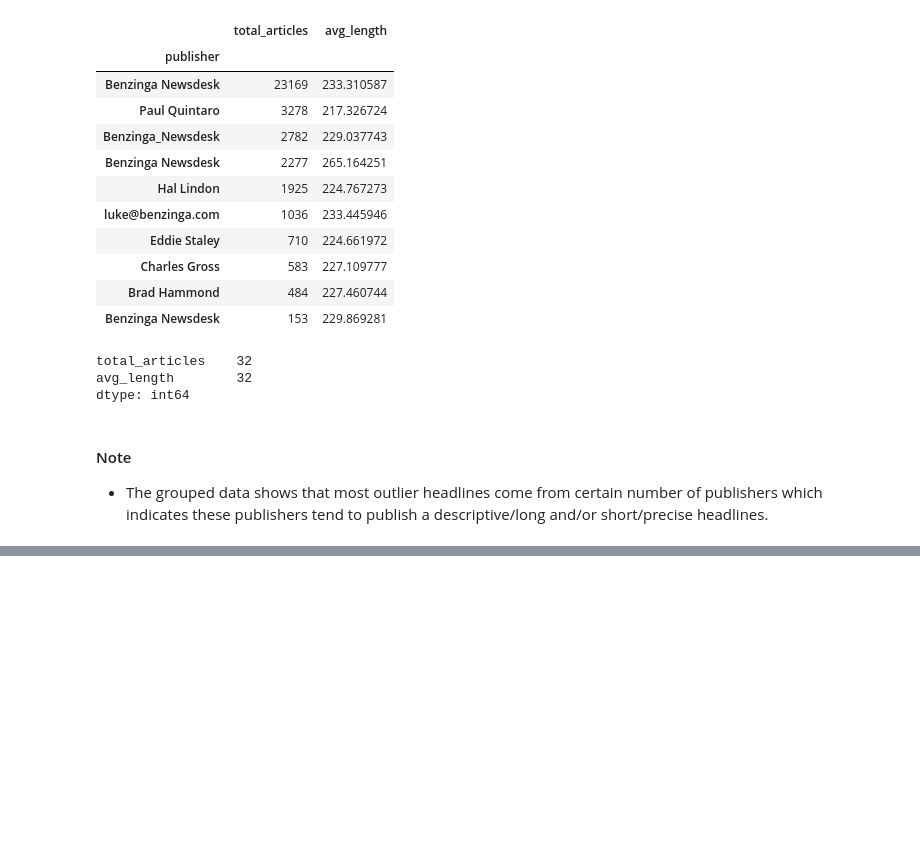
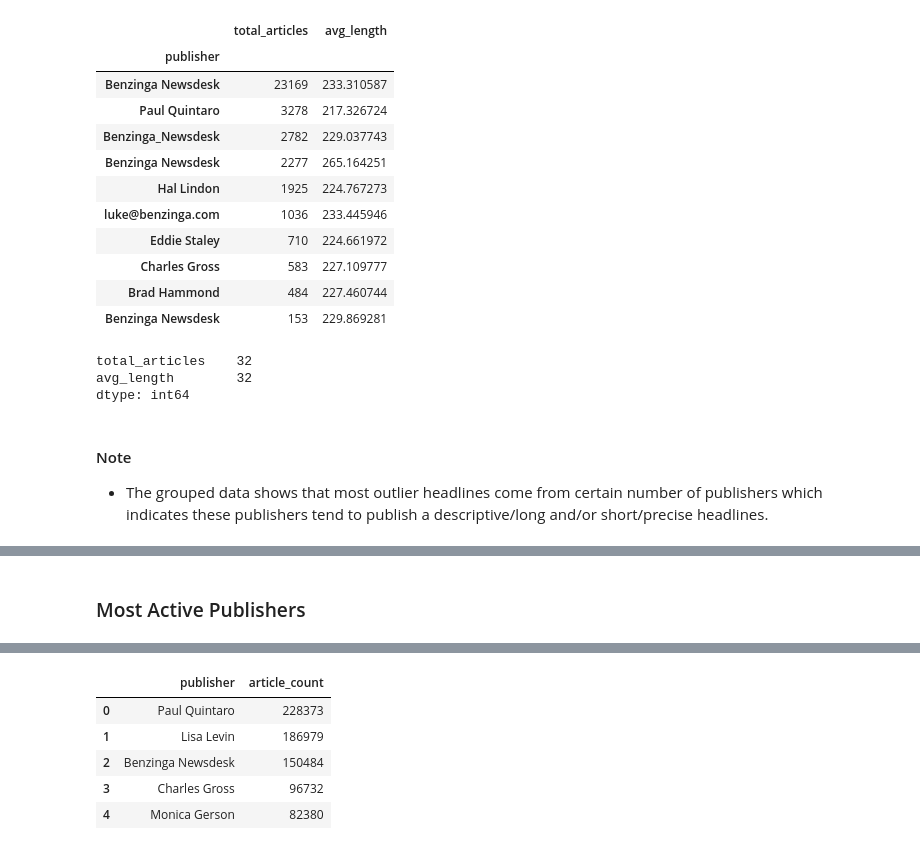
Before and after one commit to Ty-Miki/financial-news-sentiment, a Jupyter notebook: notebooks/EDA.ipynb, the cells around one changed output, grey strips where cells are left out. Saved outputs shown, nothing was run; the diff lists cells and outputs as text; code cells hidden in the pictures; blank space fills up the shorter version.

Commit message:
Counted artice by publisher and reviewed the top 5 publishers

```diff
--- a/notebooks/EDA.ipynb
+++ b/notebooks/EDA.ipynb
@@ -181,3 +184,13 @@ flagged_df.head()
 | 2 | 2 | 71 Biggest Movers From Friday | https://www.benzinga.com/news/20/... | Lisa Levin | 2020-05-26 04:30:07-04:00 | A | 29 | False | True |
 | 3 | 3 | 46 Stocks Moving In Friday's Mid-... | https://www.benzinga.com/news/20/... | Lisa Levin | 2020-05-22 12:45:06-04:00 | A | 44 | False | True |
 | 4 | 4 | B of A Securities Maintains Neutr... | https://www.benzinga.com/news/20/... | Vick Meyer | 2020-05-22 11:38:59-04:00 | A | 87 | False | False |
+# %% [markdown]
+### Most Active Publishers
+# %%
+# Use PublisherAnalyzer utility class to see most active publishers
+from eda_utils.publisher_analysis import PublisherAnalyzer
+
+publisher_analyzer = PublisherAnalyzer()
+article_by_publisher_count = publisher_analyzer.count_articles_by_publisher(df=flagged_df, publisher_col="publisher")
+article_by_publisher_count.head()
+# %% [output]
@@ -183,0 +199,6 @@ flagged_df.head()
+|  | publisher | article_count |
+| 0 | Paul Quintaro | 228373 |
+| 1 | Lisa Levin | 186979 |
+| 2 | Benzinga Newsdesk | 150484 |
+| 3 | Charles Gross | 96732 |
+| 4 | Monica Gerson | 82380 |
```
Also changed, not shown: parts of 10 cells of this notebook, 5 other files.
